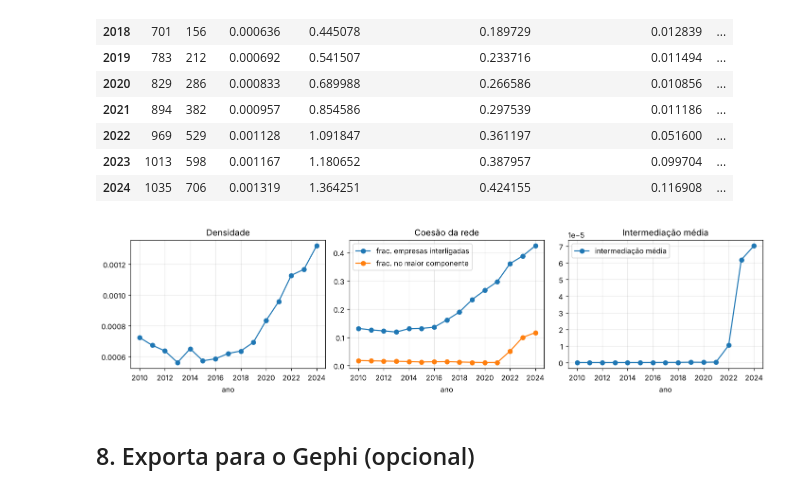
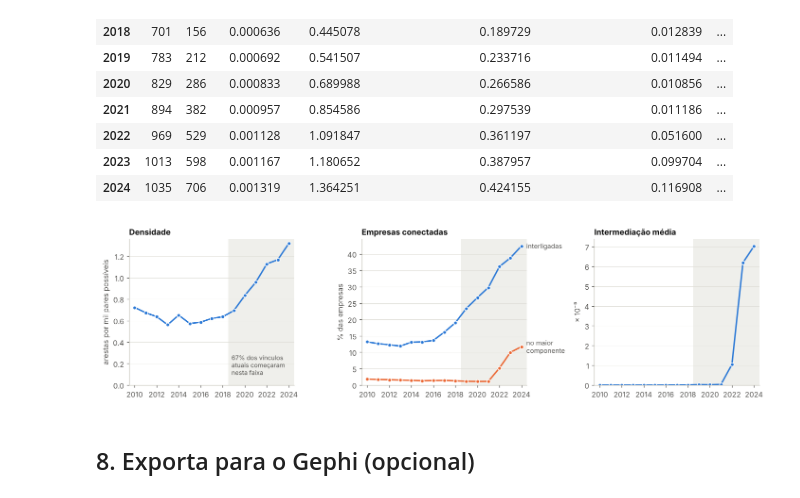
Before and after one commit to viictor1/opt108-rede-societaria, a Jupyter notebook: 02_analise.ipynb, the cells around one changed output. Drawn from its saved outputs; the diff is of its cells as text; code cells hidden in the pictures.

```diff
--- a/02_analise.ipynb
+++ b/02_analise.ipynb
@@ -15,6 +15,14 @@ from networkx.algorithms import bipartite
 plt.rcParams.update({'figure.dpi': 110, 'savefig.dpi': 200, 'font.size': 10})
 SEED = 42
 import os; os.makedirs('figuras', exist_ok=True); os.makedirs('tabelas', exist_ok=True)
+
+# Estilo comum das figuras
+CAT = ['#2a78d6', '#eb6834', '#1baf7a', '#eda100', '#e87ba4', '#008300', '#6250d6', '#e34948']  # 8 cores categóricas, ordem fixa
+OUTRAS, INK, INK2, GRID, AXIS = '#c9c8c2', '#0b0b0b', '#52514e', '#e1e0d9', '#c3c2b7'
+plt.rcParams.update({'axes.edgecolor': AXIS, 'axes.labelcolor': INK2, 'xtick.color': INK2, 'ytick.color': INK2,
+                     'axes.spines.top': False, 'axes.spines.right': False, 'axes.grid': True, 'grid.color': GRID,
+                     'grid.linewidth': 0.6, 'axes.axisbelow': True, 'axes.titleweight': 'bold', 'axes.titlesize': 11,
+                     'axes.titlelocation': 'left', 'text.color': INK})
 # %% [markdown]
 ## 1. Carregamento e limpeza
 # %%
@@ -355,14 +374,24 @@ evol = pd.DataFrame(evol).set_index('ano'); evol.to_csv('tabelas/evolucao_tempor
 | 2023 | 1013 | 598 | 0.001167 | 1.180652 | 0.387957 | 0.099704 | ... |
 | 2024 | 1035 | 706 | 0.001319 | 1.364251 | 0.424155 | 0.116908 | ... |
 # %%
-fig, ax = plt.subplots(1, 3, figsize=(13, 3.5))
-evol['densidade'].plot(ax=ax[0], marker='o', title='Densidade')
-evol[['frac. empresas interligadas', 'frac. no maior componente']].plot(ax=ax[1], marker='o', title='Coesão da rede')
-evol[['intermediação média']].plot(ax=ax[2], marker='o', title='Intermediação média')
-for a in ax: a.set_xlabel('ano'); a.grid(alpha=.3)
-plt.tight_layout(); plt.savefig('figuras/evolucao_temporal.png'); plt.show()
+frac19 = (soc.data_entrada.dt.year >= 2019).mean()
+fig, ax = plt.subplots(1, 3, figsize=(13, 3.6), sharex=True)
+ax[0].plot(evol.index, evol['densidade'] * 1000, lw=2, color=CAT[0], marker='o', ms=5, mec='white')
+ax[0].set(title='Densidade', ylabel='arestas por mil pares possíveis')
+ax[1].plot(evol.index, evol['frac. empresas interligadas'] * 100, lw=2, color=CAT[0], marker='o', ms=5, mec='white')
+ax[1].plot(evol.index, evol['frac. no maior componente'] * 100, lw=2, color=CAT[1], marker='o', ms=5, mec='white')
+ax[1].text(2024.45, evol['frac. empresas interligadas'].iloc[-1] * 100, 'interligadas', va='center', fontsize=9, color=INK2)
+ax[1].text(2024.45, evol['frac. no maior componente'].iloc[-1] * 100, 'no maior\ncomponente', va='center', fontsize=9, color=INK2)
+ax[1].set(title='Empresas conectadas', ylabel='% das empresas')
+ax[2].plot(evol.index, evol['intermediação média'] * 1e5, lw=2, color=CAT[0], marker='o', ms=5, mec='white')
+ax[2].set(title='Intermediação média', ylabel='× 10⁻⁵')
+for a in ax:
+    a.axvspan(2018.5, 2024.5, color=GRID, alpha=0.5, lw=0)
+    a.set_xlim(2009.5, 2024.5 if a is not ax[1] else 2027.5); a.set_xticks(range(2010, 2025, 2)); a.set_ylim(bottom=0); a.grid(axis='x', visible=False)
+ax[0].text(2018.8, ax[0].get_ylim()[1] * 0.06, f'{frac19:.0%} dos vínculos\natuais começaram\nnesta faixa', va='bottom', fontsize=8.5, color=INK2)
+plt.tight_layout(); plt.savefig('figuras/evolucao_temporal.png', bbox_inches='tight'); plt.show()
 # %% [output]
-[figure, old version]
+[figure, new version]
 # %% [markdown]
 ## 8. Exporta para o Gephi (opcional)
 # %%
```
Also changed, not shown: parts of 3 cells of this notebook.
